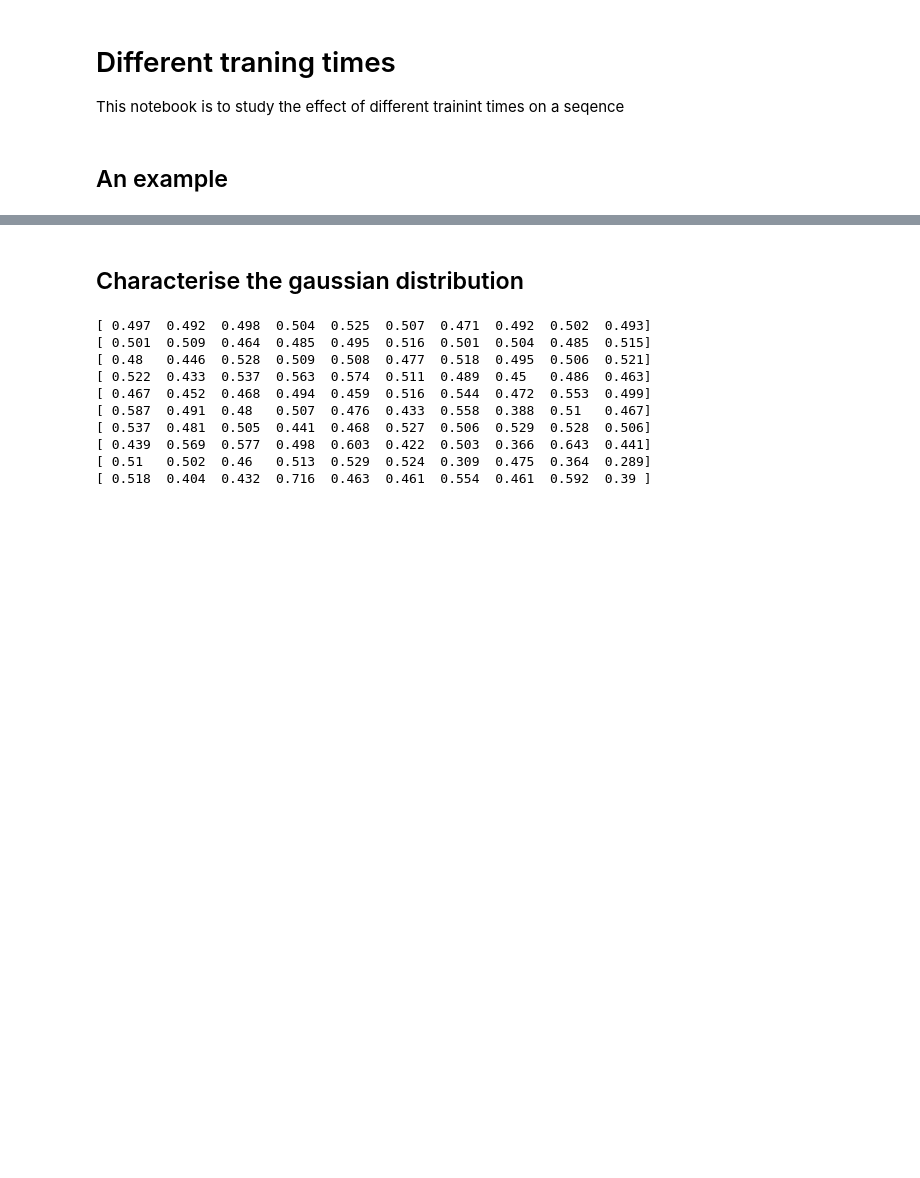
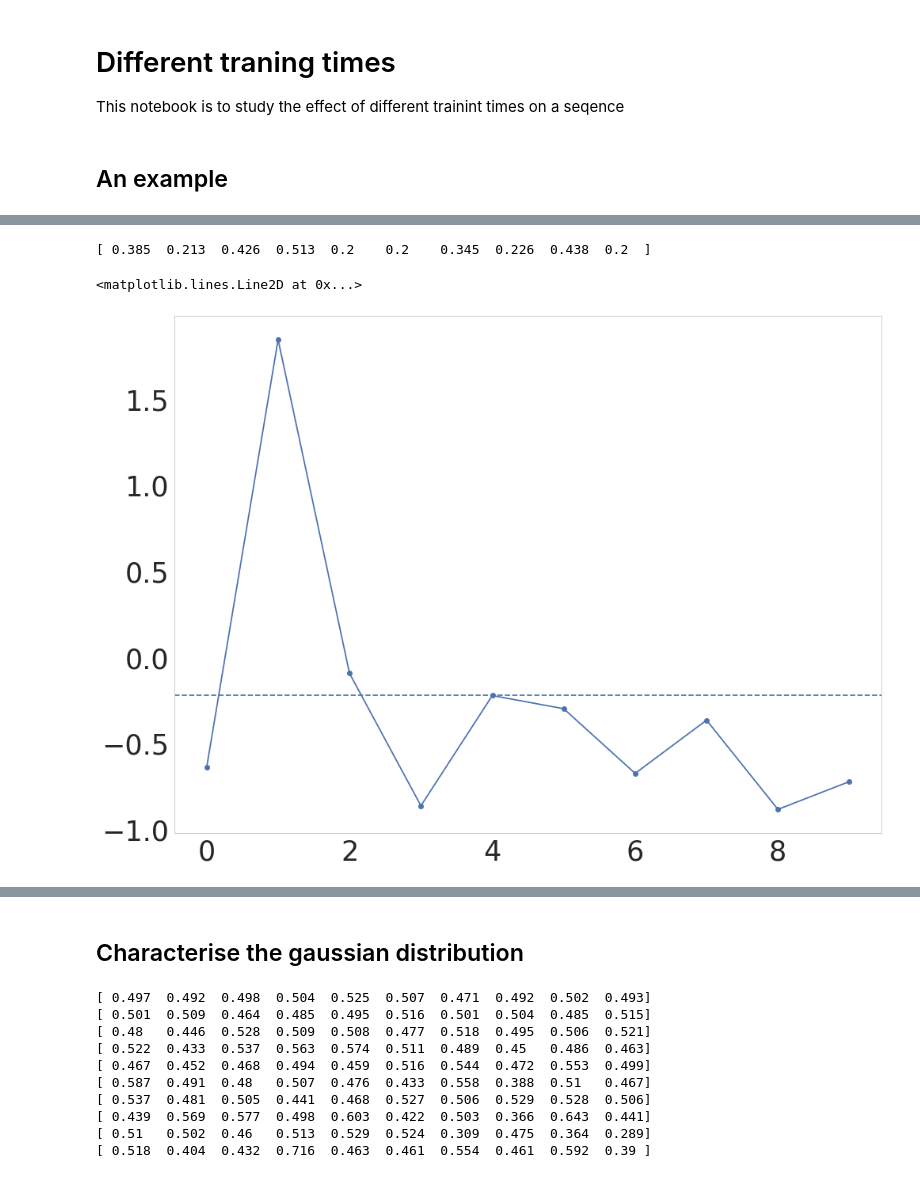
Before and after one commit to h-mayorquin/BCPNN_sequences, a Jupyter notebook: jupyter/2018-03-07(Different training times) .ipynb, the cells around one changed output, grey strips where cells are left out. Saved outputs shown, nothing was run; the diff lists cells and outputs as text; code cells hidden in the pictures; blank space fills up the shorter version.

```diff
--- a/jupyter/2018-03-07(Different training times) .ipynb
+++ b/jupyter/2018-03-07(Different training times) .ipynb
@@ -135,11 +103,0 @@ print(nn.p_co_ampa)
-# %%
-o = manager.history['o']
-w = manager.history['w_ampa']
-training_time = np.linspace(0, manager.T_total, num=o.shape[0])
-fig = plt.figure(figsize=(16, 12))
-ax1 = fig.add_subplot(211)
-for pattern in patterns_indexes:
-    ax1.plot(training_time, o[:, pattern])
-
-ax2 = fig.add_subplot(212)
-ax2.plot(training_time, w[:, 3, 2])
@@ -163,0 +129,12 @@ success 0.0
+# %%
+print(training_time)
+
+lost = 1
+lost_to = 4
+
+plt.plot(nn.w_ampa[:, lost], 'o-')
+plt.axhline(nn.w_ampa[lost_to, lost], ls='--')
+# %% [output]
+[ 0.385  0.213  0.426  0.513  0.2    0.2    0.345  0.226  0.438  0.2  ]
+<matplotlib.lines.Line2D at 0x...>
+[figure, added]
```
Also changed, not shown: parts of 18 cells of this notebook, 19 other files.
